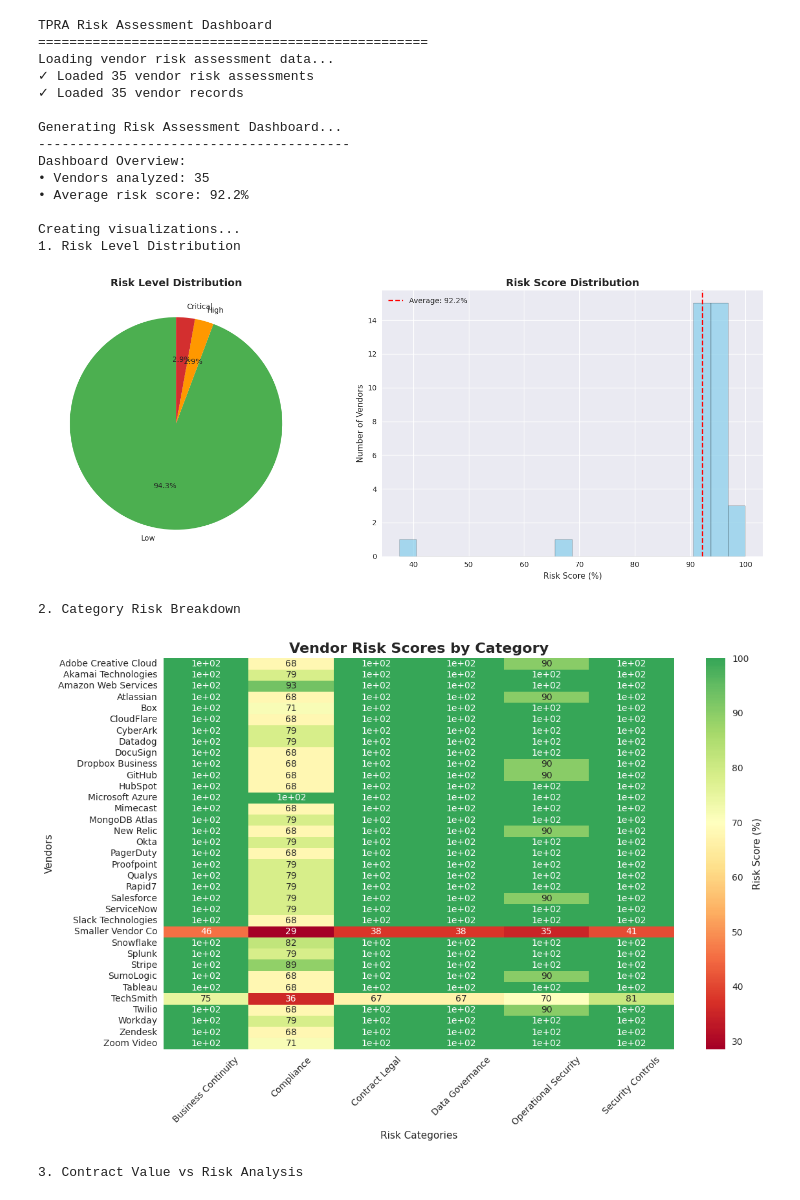
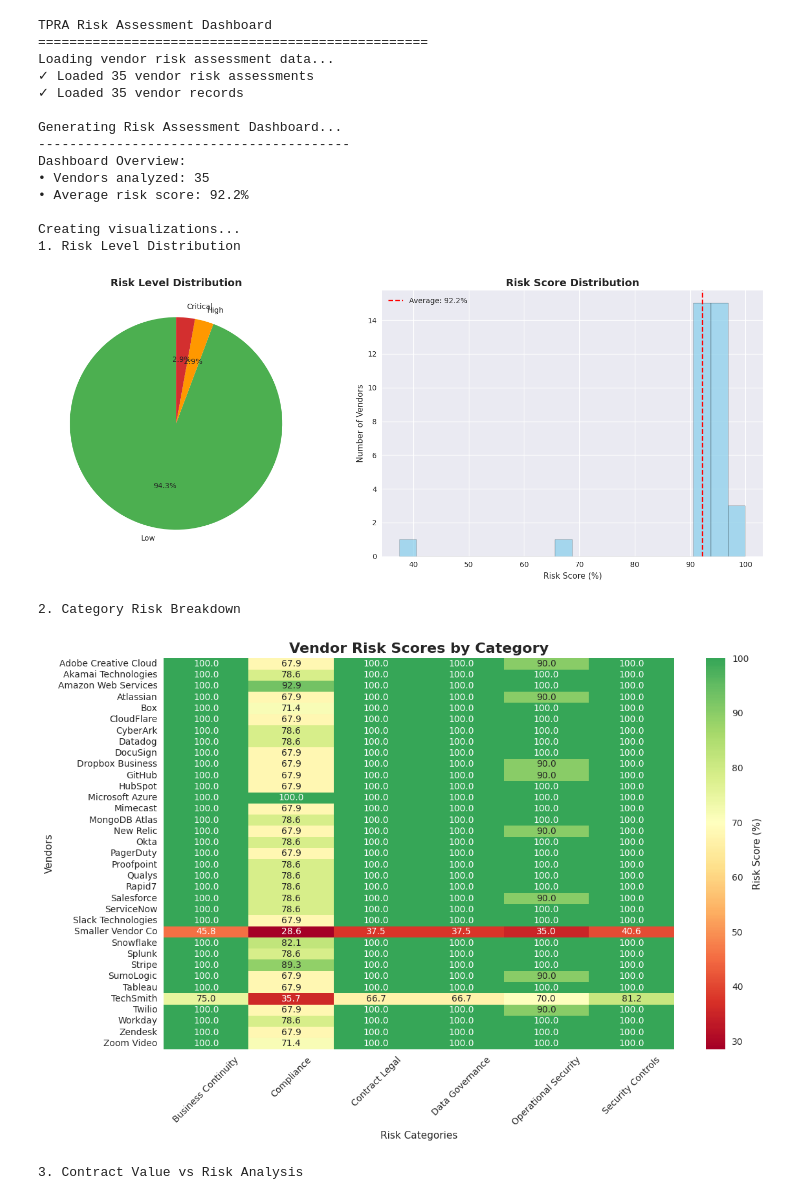
Before and after one commit to tebellombhele/TPRA-Project, a Jupyter notebook: src/risk_dashboard.ipynb, the cells around one changed output. Cells and saved outputs as stored; diff of their text form; code cells hidden in the pictures.

```diff
--- a/src/risk_dashboard.ipynb
+++ b/src/risk_dashboard.ipynb
@@ -130,8 +130,8 @@ def create_category_breakdown_chart(df):
     pivot_data = cat_df.pivot(index='vendor', columns='category', values='score')
 
     plt.figure(figsize=(12, 8))
-    sns.heatmap(pivot_data, annot=True, cmap='RdYlGn', center=70,
-                cbar_kws={'label': 'Risk Score (%)'})
+    sns.heatmap(pivot_data, annot=True, fmt='.1f', cmap='RdYlGn', center=70,
+            cbar_kws={'label': 'Risk Score (%)'})
     plt.title('Vendor Risk Scores by Category', fontsize=16, fontweight='bold')
     plt.xlabel('Risk Categories')
     plt.ylabel('Vendors')
@@ -342,6 +342,7 @@ if not risk_df.empty:
         create_contract_value_risk_scatter(merged_df)
 
     # 4. Industry Comparison
+
     if 'industry' in vendors_df.columns:
         print("4. Industry Risk Comparison")
         merged_df = risk_df.merge(vendors_df[['vendor_name', 'industry']],
@@ -354,34 +355,34 @@ if not risk_df.empty:
 
     # 6. Executive Summary
     generate_executive_summary(risk_df)
 
 else:
     print("⚠ No risk assessment data available.")
     print("Please run the risk_assessment.py script first to generate risk scores.")
     print()
     print("Sample vendor data overview:")
     print(vendors_df.head())
 
 print("\nDashboard generation complete!")
 print("To update the dashboard, re-run the risk assessment and then this notebook.")
 # %% [output]
 TPRA Risk Assessment Dashboard
 ==================================================
 Loading vendor risk assessment data...
 ✓ Loaded 35 vendor risk assessments
 ✓ Loaded 35 vendor records
 
 Generating Risk Assessment Dashboard...
 ----------------------------------------
 Dashboard Overview:
 • Vendors analyzed: 35
 • Average risk score: 92.2%
 
 Creating visualizations...
 1. Risk Level Distribution
 [figure]
 2. Category Risk Breakdown
-[figure, old version]
+[figure, new version]
 3. Contract Value vs Risk Analysis
 [figure]
 4. Industry Risk Comparison
```
